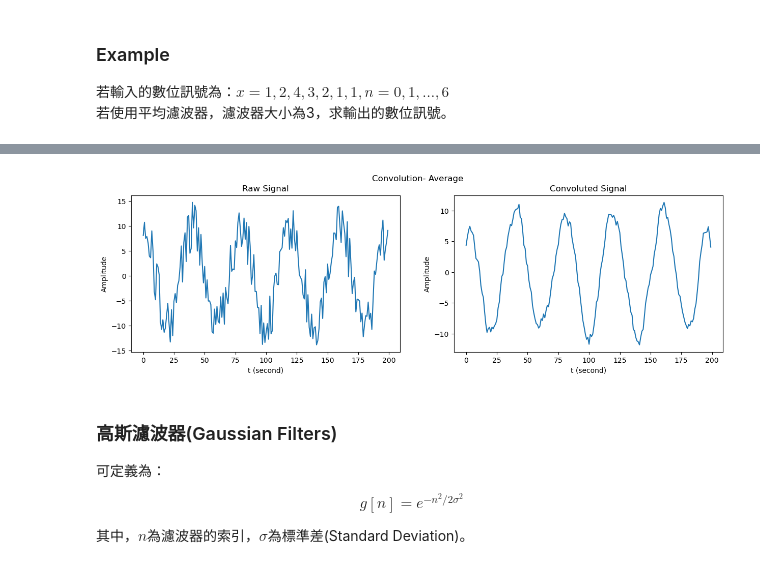
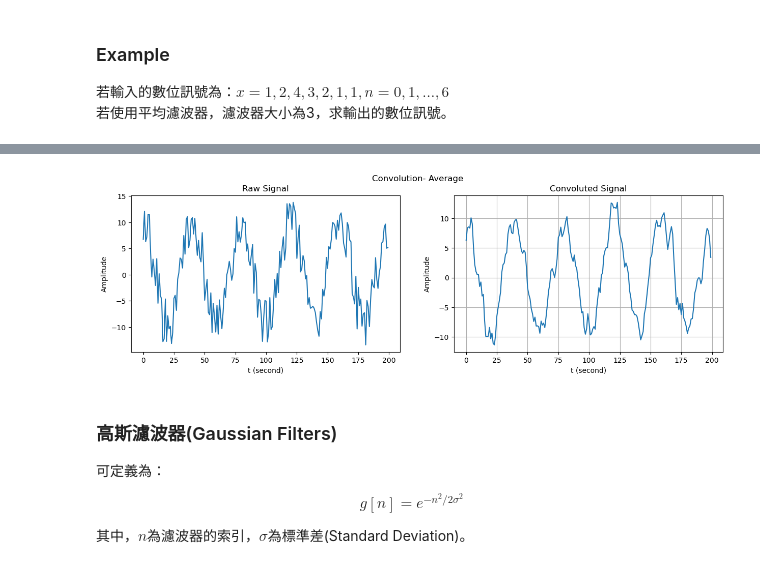
Before and after one commit to HoraceYang2019/Digital-Signal-Processing, a Jupyter notebook: D. Signal Preprocess/7. Convolution.ipynb, the cells around one changed output, grey strips where cells are left out. Cells and saved outputs as stored; diff of their text form; code cells hidden in the pictures.

```diff
--- a/D. Signal Preprocess/7. Convolution.ipynb
+++ b/D. Signal Preprocess/7. Convolution.ipynb
@@ -168,27 +168,28 @@ import matplotlib.pyplot as plt
 
 t = np.linspace( 0, 1, 200, endpoint = False )
 x = 10 * np.cos( 2 * np.pi * 5 * t ) + random.uniform ( -5, 5, 200 )
-h = np.ones(6) / 6
+h = np.ones(3) / 3
 y = np.convolve( x, h, 'same' )
 # %%
 chart_no = 2
 no = [i for i in range(0, chart_no)]
 title = ['Raw Signal', 'Convoluted Signal']
 
 fig, axes = plt.subplots(1, chart_no, sharex=True, figsize=(15,4))
 fig.suptitle('Convolution- Average')
 
 for i, samples in zip(no, [x, y]):
     axes[i].plot(samples)
     axes[i].set_title(title[i])
 
 for ax in axes.flat:
     ax.set(xlabel= 't (second)', ylabel='Amplitude')
     #ax.label_outer()
 
-plt.show( )
+plt.grid()
+plt.show( );
 # %% [output]
-[figure, old version]
+[figure, new version]
 # %% [markdown]
 ### 高斯濾波器(Gaussian Filters)
 可定義為：
```
Also changed, not shown: parts of 3 cells of this notebook, 1 other file.
